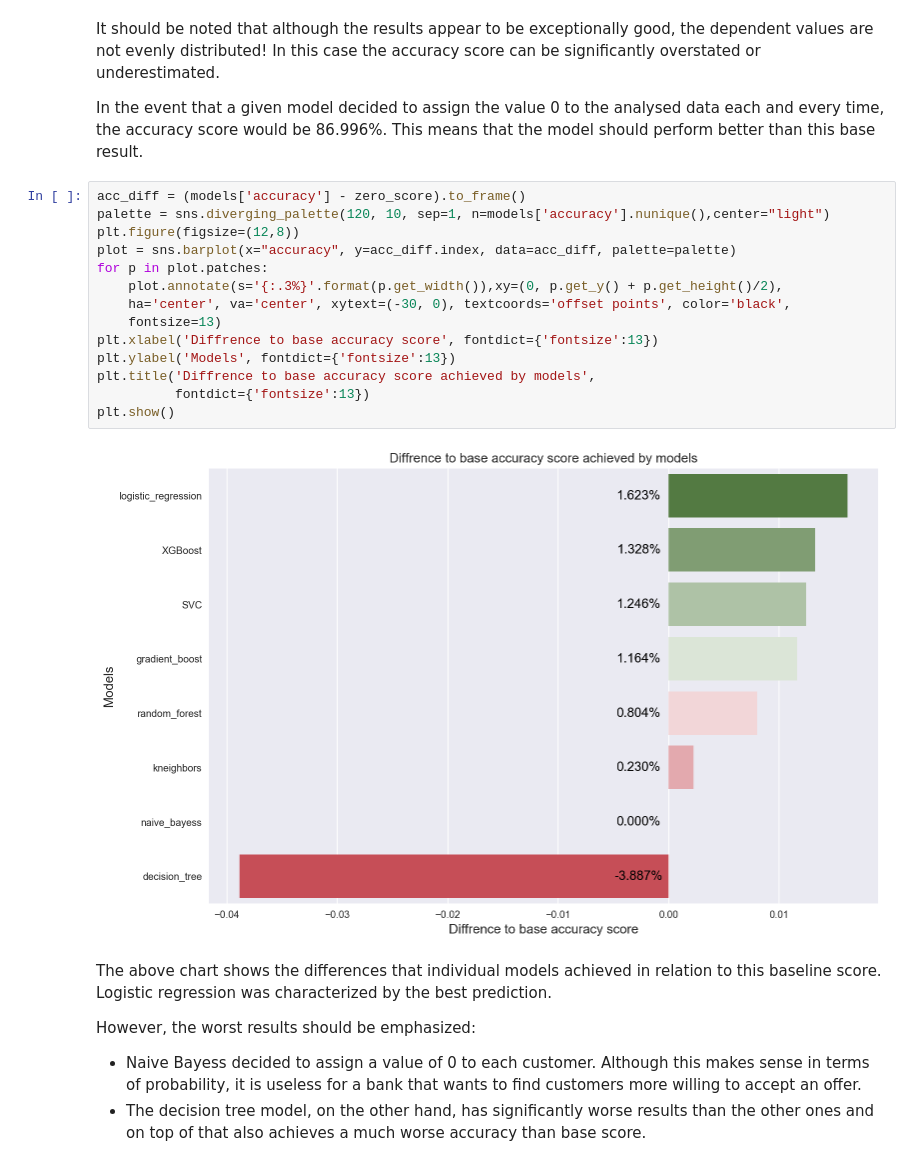
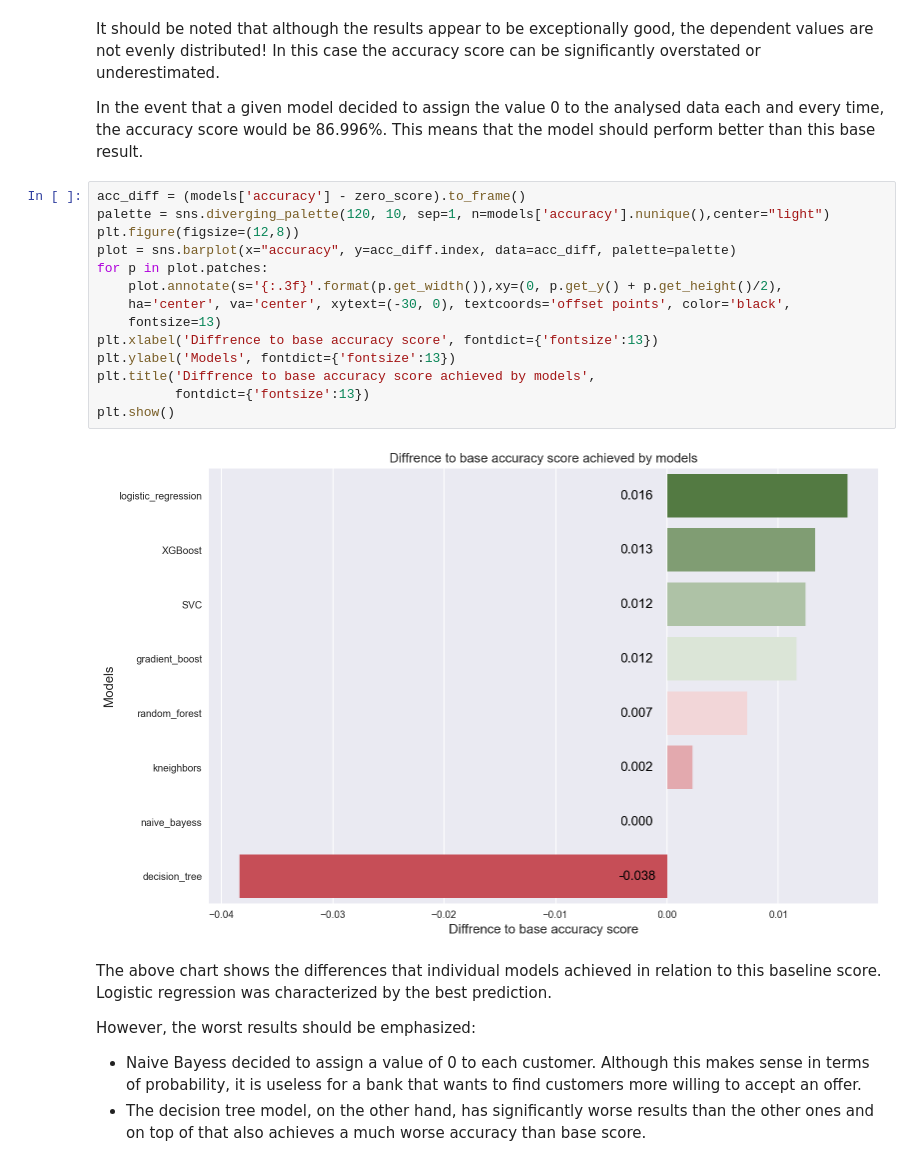
Before and after one commit to wieckiewiczpiotr/portfolio, a Jupyter notebook: bank_marketing_analysis/bank_marketing_analysis.ipynb, the cells around one changed output. Cells and saved outputs as stored; diff of their text form.

```diff
--- a/bank_marketing_analysis/bank_marketing_analysis.ipynb
+++ b/bank_marketing_analysis/bank_marketing_analysis.ipynb
@@ -824,19 +833,19 @@ In the event that a given model decided to assign the value 0 to the analysed da
 # %%
 acc_diff = (models['accuracy'] - zero_score).to_frame()
 palette = sns.diverging_palette(120, 10, sep=1, n=models['accuracy'].nunique(),center="light")
 plt.figure(figsize=(12,8))
 plot = sns.barplot(x="accuracy", y=acc_diff.index, data=acc_diff, palette=palette)
 for p in plot.patches:
-    plot.annotate(s='{:.3%}'.format(p.get_width()),xy=(0, p.get_y() + p.get_height()/2),
+    plot.annotate(s='{:.3f}'.format(p.get_width()),xy=(0, p.get_y() + p.get_height()/2),
     ha='center', va='center', xytext=(-30, 0), textcoords='offset points', color='black',
     fontsize=13)
 plt.xlabel('Diffrence to base accuracy score', fontdict={'fontsize':13})
 plt.ylabel('Models', fontdict={'fontsize':13})
 plt.title('Diffrence to base accuracy score achieved by models',
           fontdict={'fontsize':13})
 plt.show()
 # %% [output]
-[figure, old version]
+[figure, new version]
 # %% [markdown]
 The above chart shows the differences that individual models achieved in relation to this baseline score. Logistic regression was characterized by the best prediction.
 
```
Also changed, not shown: parts of 34 cells of this notebook, 1 other file.
